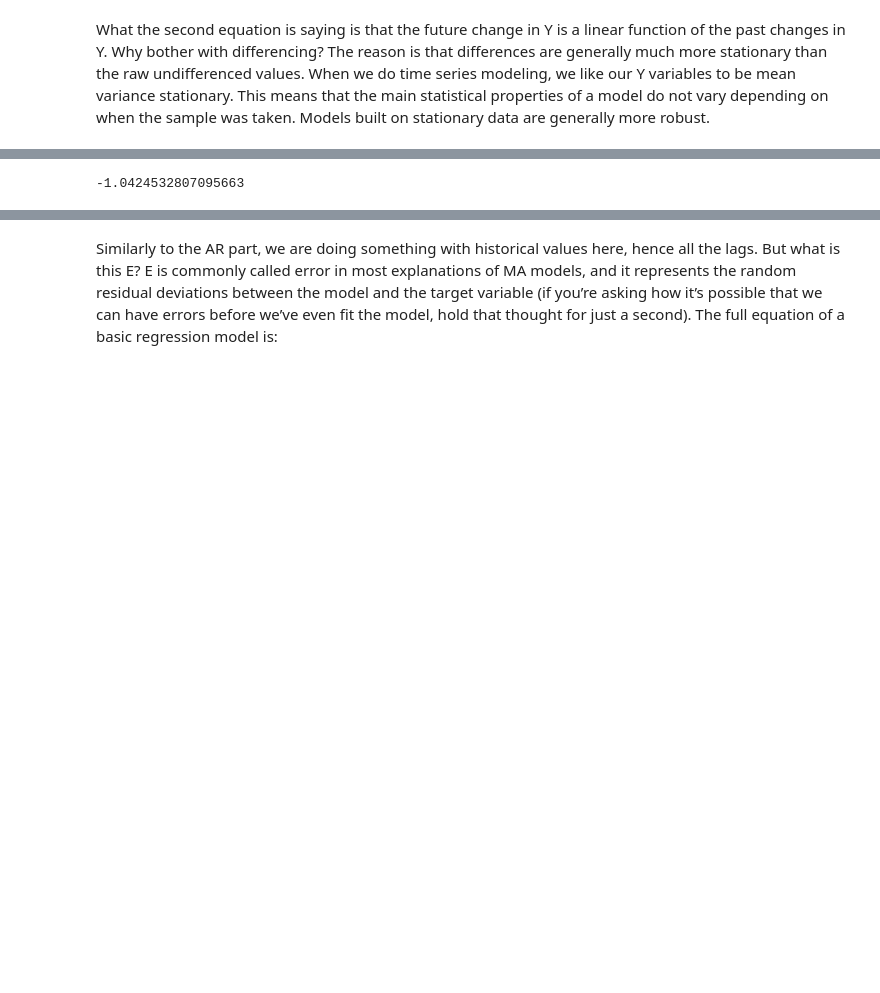
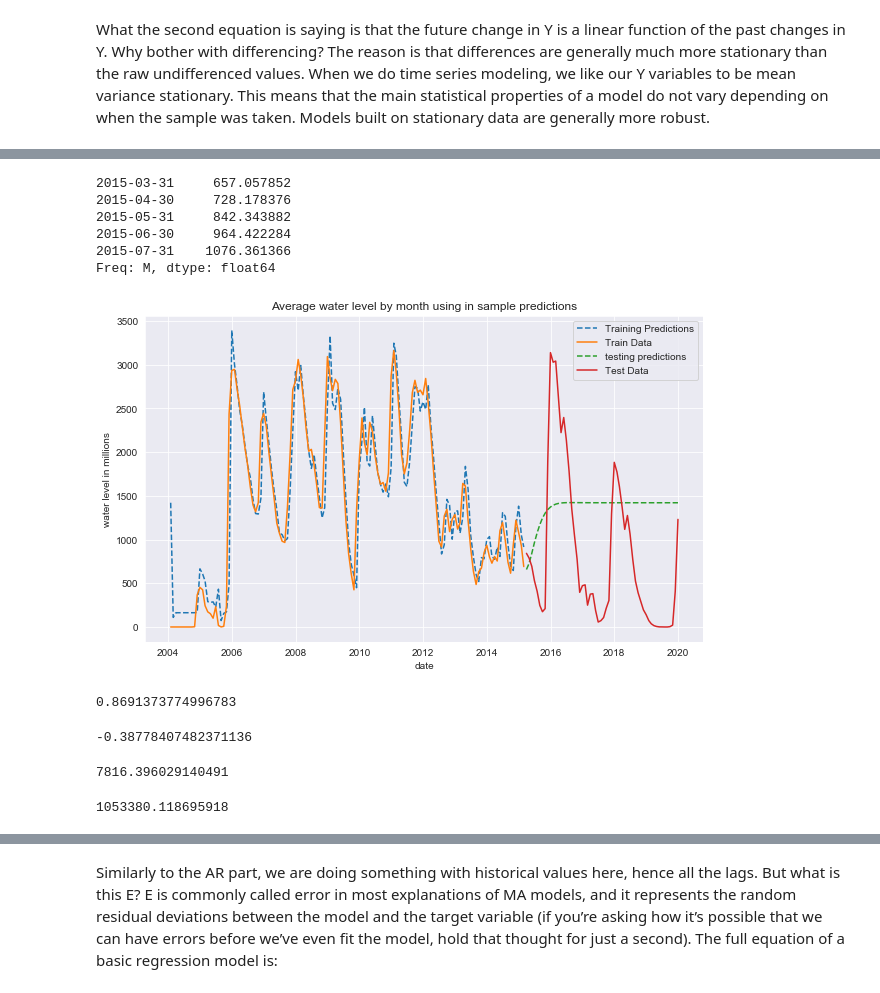
Before and after one commit to abrahamlewis4867/GA-Capstone-Project, a Jupyter notebook: code/Arima.ipynb, the cells around one changed output, grey strips where cells are left out. Cells and saved outputs as stored; diff of their text form; code cells hidden in the pictures; blank space fills up the shorter version.

Commit message:
arima

```diff
--- a/code/Arima.ipynb
+++ b/code/Arima.ipynb
@@ -57,3 +96,8 @@ X_train, X_test, y_train, y_test = train_test_split(X, y, test_size = .299, shuf
+# %%
+y = df["chembarambakkam_water"]
+
+
+y_train, y_test = train_test_split(y, test_size = .299, shuffle = False)
 # %%
 fitted_arima = auto_arima(
     y_train, # data
@@ -139,0 +130,4 @@ water_test_preds  = fitted_water_arima.predict(start = y_test.index[0], # using
+# %%
+order=(2,0,0)
+my_arima = ARIMA(y_train, order = order)
+my_ar= my_arima.fit()
@@ -139,0 +153,2 @@ water_test_preds  = fitted_water_arima.predict(start = y_test.index[0], # using
+# %%
+tr_preds = my_ar.predict(start = 0, end = None, dynamic = False, typ = "levels" )
@@ -139,0 +187,32 @@ water_test_preds  = fitted_water_arima.predict(start = y_test.index[0], # using
+# %%
+# getting train predictions using indexing
+test_start = len(y_train) # start after training set, hence + 1
+test_end   = len(y_train) + len(y_test) - 1 # include full test set
+test_preds = my_ar.predict(start = test_start, end = test_end, dynamic = False, typ = "levels")
+test_preds.head()
+# %% [output]
+2015-03-31     657.057852
+2015-04-30     728.178376
+2015-05-31     842.343882
+2015-06-30     964.422284
+2015-07-31    1076.361366
+Freq: M, dtype: float64
+# %%
+plt.figure(figsize=((10, 6)))
+
+plt.title("Average water level by month using in sample predictions")
+
+plt.plot(tr_preds.index, tr_preds, ls='dashed', label= "Training Predictions")
+
+plt.plot(y_train.index, y_train, ls='solid', label='Train Data')
+
+plt.plot(test_preds.index, test_preds, ls= 'dashed', label= "testing predictions")
+
+plt.plot(y_test.index, y_test, ls= 'solid', label = "Test Data")
+plt.xlabel("date")
+
+plt.ylabel("water level in millions")
+
+plt.legend(loc = "upper right");
+# %% [output]
+[figure, added]
@@ -140,4 +221,12 @@ water_test_preds  = fitted_water_arima.predict(start = y_test.index[0], # using
+# %%
+r2_score(y_train[tr_preds.index], tr_preds)
+# %% [output]
+0.8691373774996783
 # %%
-r2_score(y_test, water_test_preds)
+r2_score(y_test[test_preds.index], test_preds)
 # %% [output]
--1.0424532807095663
+-0.38778407482371136
+# %%
+np.sqrt(np.sum((y_test[te_preds.index] - test_preds)**2))
+# %% [output]
+7816.396029140491
@@ -143,0 +237,4 @@ r2_score(y_test, water_test_preds)
+# %%
+mean_squared_error(y_test, test_preds)
+# %% [output]
+1053380.118695918
```
Also changed, not shown: parts of 38 cells of this notebook.
